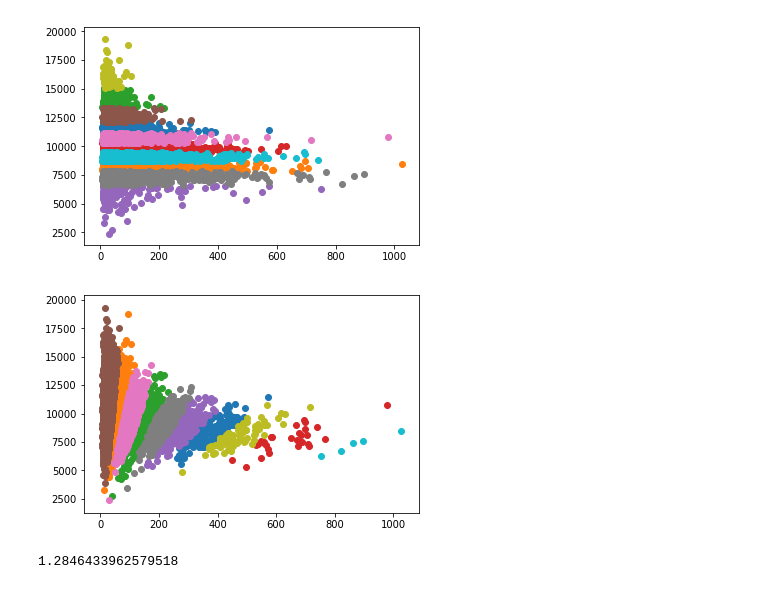
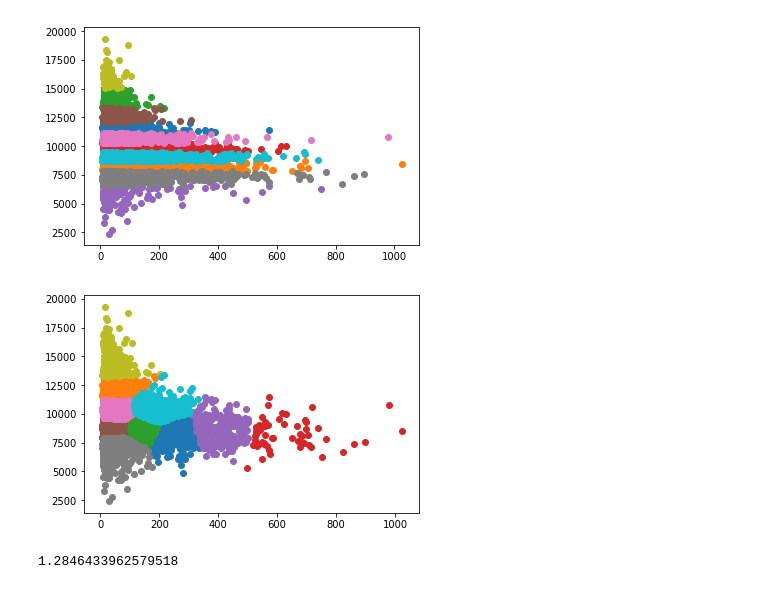
Before and after one commit to ciuji/ECE445_MLForEngg_Project, a Jupyter notebook: final_all_problems.ipynb, the cells around one changed output. Saved outputs shown, nothing was run; the diff lists cells and outputs as text; code cells hidden in the pictures.

```diff
--- a/final_all_problems.ipynb
+++ b/final_all_problems.ipynb
@@ -653,7 +832,7 @@ from sklearn.metrics import confusion_matrix
 import itertools
 import matplotlib.pyplot as plt
 # %%
-U_k=U[:,:59]
+U_k=U_gray[:,:109]
 WBC_gray_telda=np.mat(U_k.T)*np.mat(WBC_normalized_gray)
 # %%
 clf = GaussianNB()
@@ -1026,11 +1296,0 @@ feature importances:
-# %%
-data1=(CO_measured,NOx_measured,NO2_measured,O3_measured,temp,RH,AH)
-data1=np.array(data1).astype(np.float64)
-data1,labels=clean_replace(data1,labels)
-data1=np.array(data1)
-reg=linear_model.LinearRegression()
-reg.fit(data1.T,labels)
-y=reg.predict(data1.T)
-plt.scatter(labels,y)
-plt.title("least sqaure regression whitout the most importance feature")
-print ("error:",np.linalg.norm(labels-y))
@@ -1284,7 +1564,7 @@ from sklearn import metrics
 from sklearn.preprocessing import MinMaxScaler
 import matplotlib.pyplot as plt
 # %%
-df_allData=pd.read_csv('BlackFriday.csv')
+df_allData=pd.read_csv(os.path.join('blackfriday', 'BlackFriday.csv'))
 print(df_allData.sample(n=5))
 # %% [output]
         User_ID Product_ID Gender    Age  Occupation City_Category  \
@@ -1708,11 +1939,11 @@ while((not isFinished) and counter <= 200):
 # %%
-X_2d_group_arr = np.asarray(X_2d_group)
-fig = plt.figure()
-ax = fig.add_subplot(111)
+X_2d_group_arr = np.asarray(list(map(np.vstack,X_2d_group)))
+plt.figure()
 for i in range(numGroup):
-    for j in range(len(X_2d_group_arr[i])):
-        ax.scatter(X_2d_group_arr[i][j][0], X_2d_group_arr[i][j][1], color = [0.1, 1-0.1*i, 0.1*i])
+    #for j in range(len(X_2d_group_arr[i])):
+    plt.scatter(X_2d_group_arr[i][:,0], X_2d_group_arr[i][:,1], color = [0.1, 1-0.1*i, 0.1*i])
 
-
+plt.xlabel('times of purchases')
+plt.ylabel('value of the item')
 plt.show()
 # %% [output]
@@ -1734,13 +2001,20 @@ xmn=pd.DataFrame({'t':xmn[:,0],'p':xmn[:,1]})
 # %% [output]
 [figure]
 # %%
-kmn=KMeans(n_clusters=10,algorithm="elkan").fit(xmn)
+from sklearn.preprocessing import normalize
+from sklearn.preprocessing import MinMaxScaler
+scaler=MinMaxScaler()
+scaler.fit(xm)
+xmn=scaler.transform(xm)
+xmn=pd.DataFrame({'t':xmn[:,0],'p':xmn[:,1]})
+
+kmn=KMeans(n_clusters=10).fit(xmn)
 ymn=kmn.labels_
 
-for i in range(50):
+for i in range(10):
     plt.scatter(xm[ymn==i]['t'],xm[ymn==i]['p'])
 # %% [output]
-[figure, old version]
+[figure, new version]
 # %%
 mnmode=[]
 for i in range(10):
```
Also changed, not shown: parts of 90 cells of this notebook.
